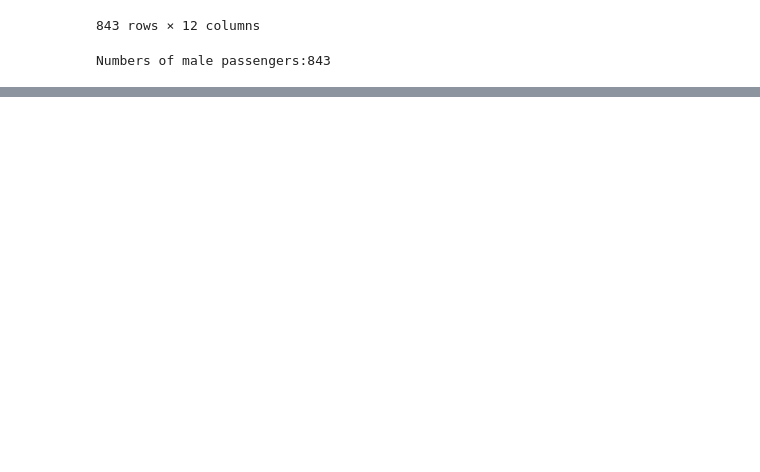
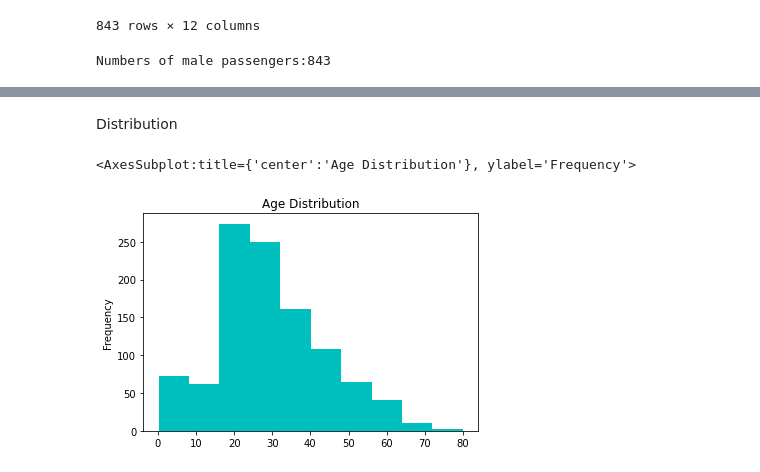
Before and after one commit to gbolahanolumade/Visual, a Jupyter notebook: Visual.ipynb, the cells around one changed output, grey strips where cells are left out. Drawn from its saved outputs; the diff is of its cells as text; code cells hidden in the pictures; blank space fills up the shorter version.

```diff
--- a/Visual.ipynb
+++ b/Visual.ipynb
@@ -201,0 +267,7 @@ SyntaxError: unexpected EOF while parsing (<ipython-input-45-c44c5995869a>, line
+# %% [markdown]
+Distribution
+# %%
+df.Age.plot(kind='hist', rot=0, title='Age Distribution', color='c')
+# %% [output]
+<AxesSubplot:title={'center':'Age Distribution'}, ylabel='Frequency'>
+[figure, added]
```
Also changed, not shown: parts of 13 cells of this notebook.
